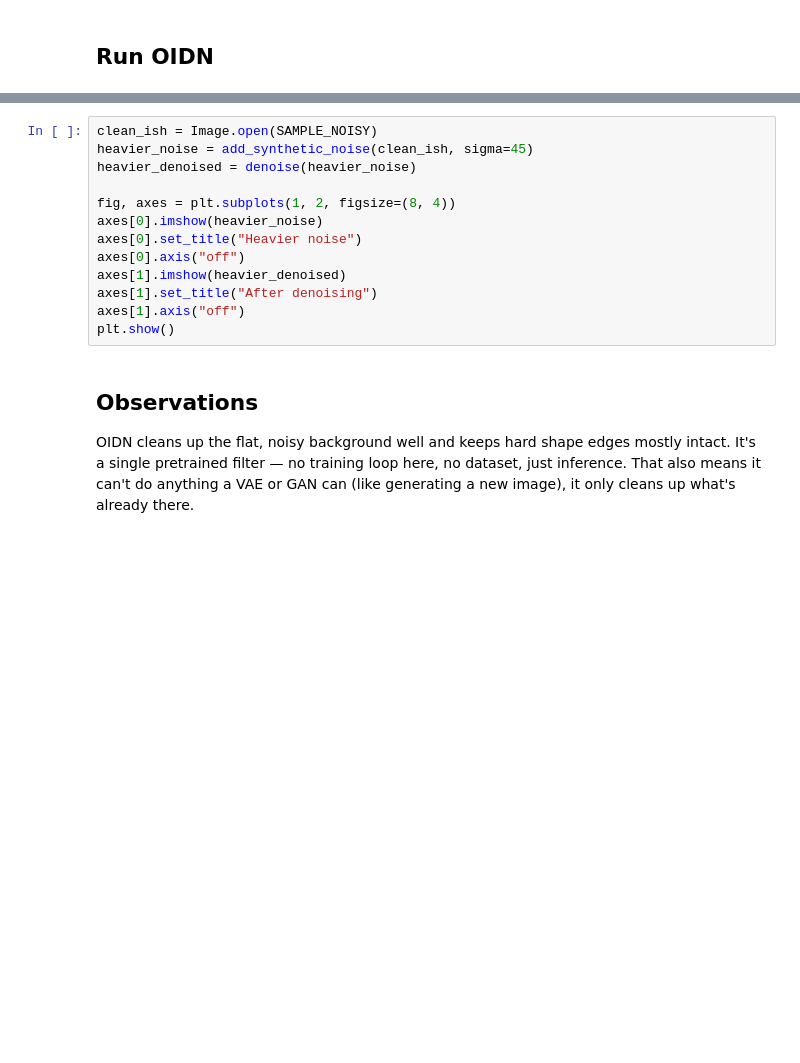
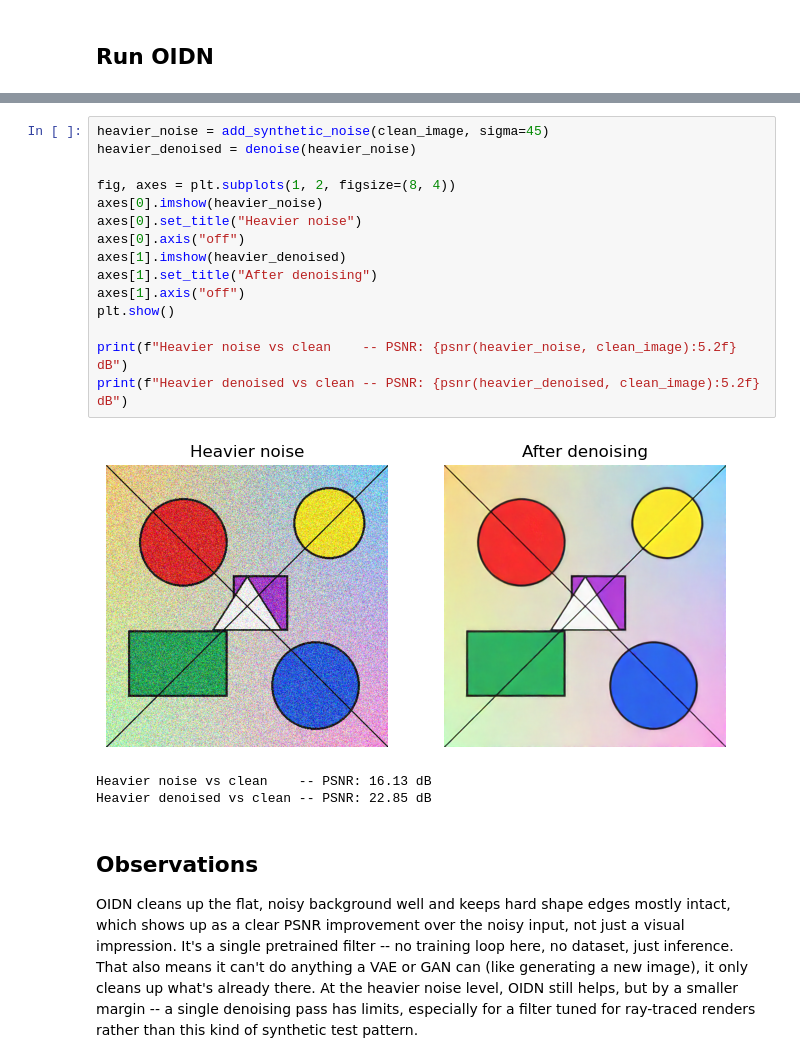
Before and after one commit to Udbhav748/PIXEL-AI, a Jupyter notebook: notebooks/01_OIDN.ipynb, the cells around one changed output, grey strips where cells are left out. Drawn from its saved outputs; the diff is of its cells as text; blank space fills up the shorter version.

```diff
--- a/notebooks/01_OIDN.ipynb
+++ b/notebooks/01_OIDN.ipynb
@@ -46,17 +106,23 @@ Adding synthetic noise ourselves so we can see how OIDN handles a stronger noise
 # %%
-clean_ish = Image.open(SAMPLE_NOISY)
-heavier_noise = add_synthetic_noise(clean_ish, sigma=45)
+heavier_noise = add_synthetic_noise(clean_image, sigma=45)
 heavier_denoised = denoise(heavier_noise)
 
 fig, axes = plt.subplots(1, 2, figsize=(8, 4))
 axes[0].imshow(heavier_noise)
 axes[0].set_title("Heavier noise")
 axes[0].axis("off")
 axes[1].imshow(heavier_denoised)
 axes[1].set_title("After denoising")
 axes[1].axis("off")
 plt.show()
+
+print(f"Heavier noise vs clean    -- PSNR: {psnr(heavier_noise, clean_image):5.2f} dB")
+print(f"Heavier denoised vs clean -- PSNR: {psnr(heavier_denoised, clean_image):5.2f} dB")
+# %% [output]
+[figure, added]
+Heavier noise vs clean    -- PSNR: 16.13 dB
+Heavier denoised vs clean -- PSNR: 22.85 dB
 # %% [markdown]
 ## Observations
 
-OIDN cleans up the flat, noisy background well and keeps hard shape edges mostly intact. It's a single pretrained filter — no training loop here, no dataset, just inference. That also means it can't do anything a VAE or GAN can (like generating a new image), it only cleans up what's already there.
+OIDN cleans up the flat, noisy background well and keeps hard shape edges mostly intact, which shows up as a clear PSNR improvement over the noisy input, not just a visual impression. It's a single pretrained filter -- no training loop here, no dataset, just inference. That also means it can't do anything a VAE or GAN can (like generating a new image), it only cleans up what's already there. At the heavier noise level, OIDN still helps, but by a smaller margin -- a single denoising pass has limits, especially for a filter tuned for ray-traced renders rather than this kind of synthetic test pattern.
```
Also changed, not shown: parts of 8 cells of this notebook, 12 other files.
